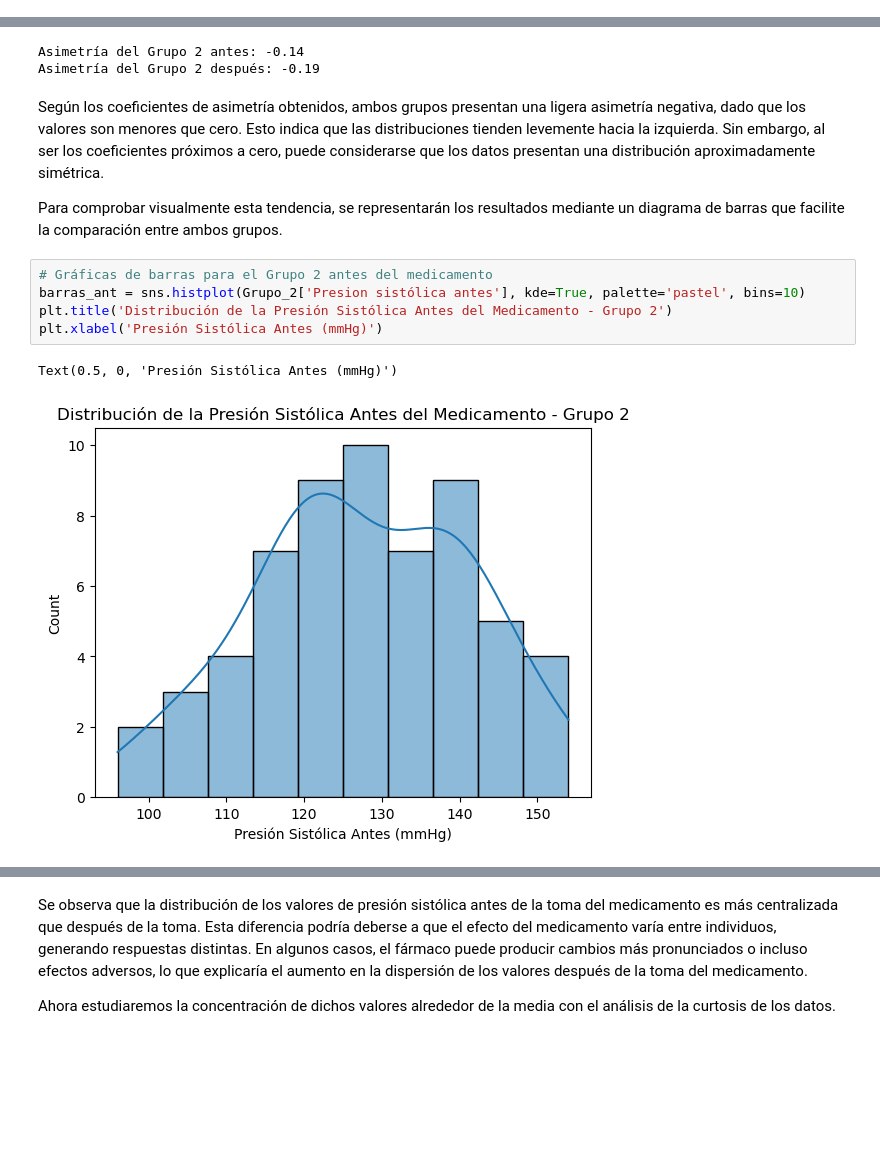
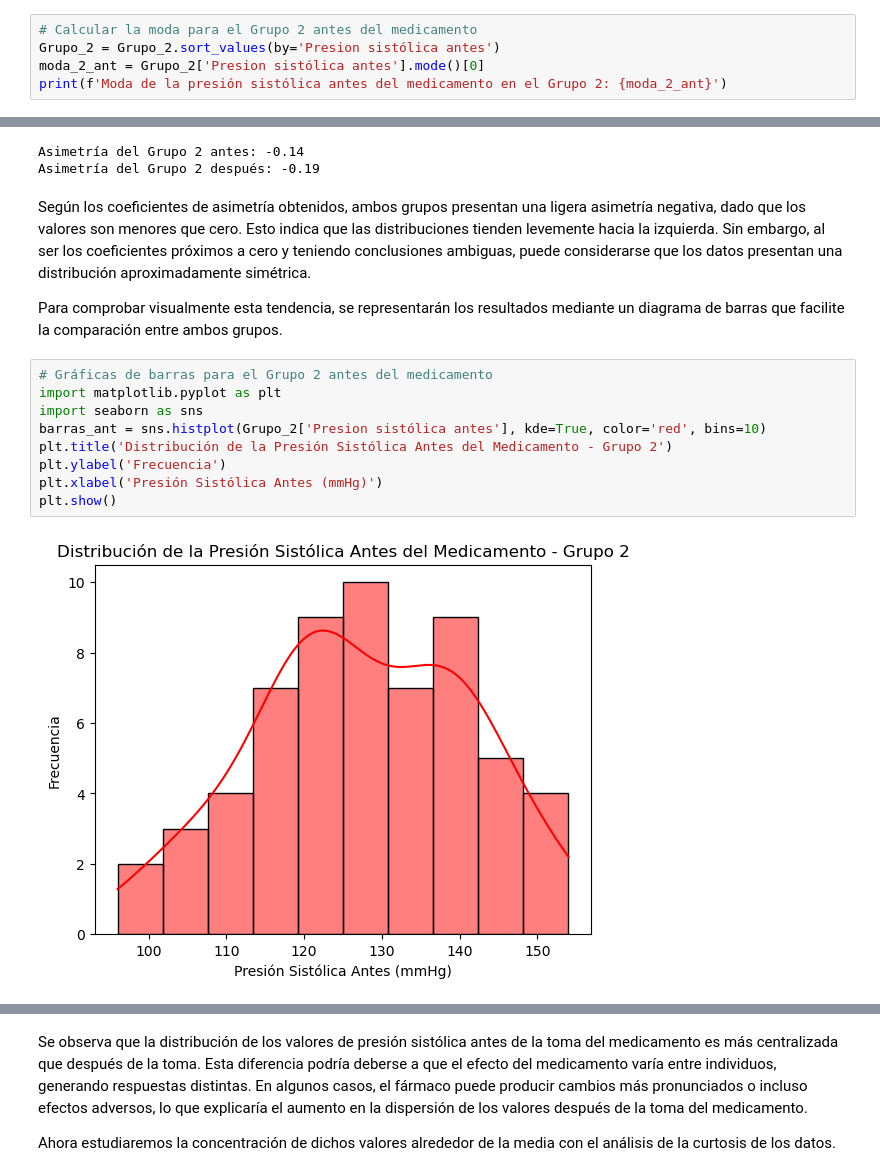
Before and after one commit to annabmota/estadistica, a Jupyter notebook: Prueba_evaluación_Annabelle_Mo_Ta.ipynb, the cells around one changed output, grey strips where cells are left out. Saved outputs shown, nothing was run; the diff lists cells and outputs as text; blank space fills up the shorter version.

```diff
--- a/Prueba_evaluación_Annabelle_Mo_Ta.ipynb
+++ b/Prueba_evaluación_Annabelle_Mo_Ta.ipynb
@@ -78,3 +81,8 @@ summary_stats_2
 | 50% | 2.0 | 56.000000 | 126.000000 | 121.000000 | 195.00000 |
 | 75% | 2.0 | 66.500000 | 138.250000 | 135.000000 | 215.25000 |
 | max | 2.0 | 86.000000 | 154.000000 | 161.000000 | 298.00000 |
+# %%
+# Calcular la moda para el Grupo 2 antes del medicamento
+Grupo_2 = Grupo_2.sort_values(by='Presion sistólica antes')
+moda_2_ant = Grupo_2['Presion sistólica antes'].mode()[0]
+print(f'Moda de la presión sistólica antes del medicamento en el Grupo 2: {moda_2_ant}')
@@ -127,16 +137,19 @@ print(f'Asimetría del Grupo 2 después: {skew_2_des:.2f}')
 Asimetría del Grupo 2 antes: -0.14
 Asimetría del Grupo 2 después: -0.19
 # %% [markdown]
-Según los coeficientes de asimetría obtenidos, ambos grupos presentan una ligera asimetría negativa, dado que los valores son menores que cero. Esto indica que las distribuciones tienden levemente hacia la izquierda. Sin embargo, al ser los coeficientes próximos a cero, puede considerarse que los datos presentan una distribución aproximadamente simétrica.
+Según los coeficientes de asimetría obtenidos, ambos grupos presentan una ligera asimetría negativa, dado que los valores son menores que cero. Esto indica que las distribuciones tienden levemente hacia la izquierda. Sin embargo, al ser los coeficientes próximos a cero y teniendo conclusiones ambiguas, puede considerarse que los datos presentan una distribución aproximadamente simétrica.
 
 Para comprobar visualmente esta tendencia, se representarán los resultados mediante un diagrama de barras que facilite la comparación entre ambos grupos.
 # %%
 # Gráficas de barras para el Grupo 2 antes del medicamento
-barras_ant = sns.histplot(Grupo_2['Presion sistólica antes'], kde=True, palette='pastel', bins=10)
+import matplotlib.pyplot as plt
+import seaborn as sns
+barras_ant = sns.histplot(Grupo_2['Presion sistólica antes'], kde=True, color='red', bins=10)
 plt.title('Distribución de la Presión Sistólica Antes del Medicamento - Grupo 2')
+plt.ylabel('Frecuencia')
 plt.xlabel('Presión Sistólica Antes (mmHg)')
+plt.show()
 # %% [output]
-Text(0.5, 0, 'Presión Sistólica Antes (mmHg)')
-[figure, old version]
+[figure, new version]
 # %%
 # Gráficas de barras para el Grupo 2 antes del medicamento
```
Also changed, not shown: parts of 58 cells of this notebook.
